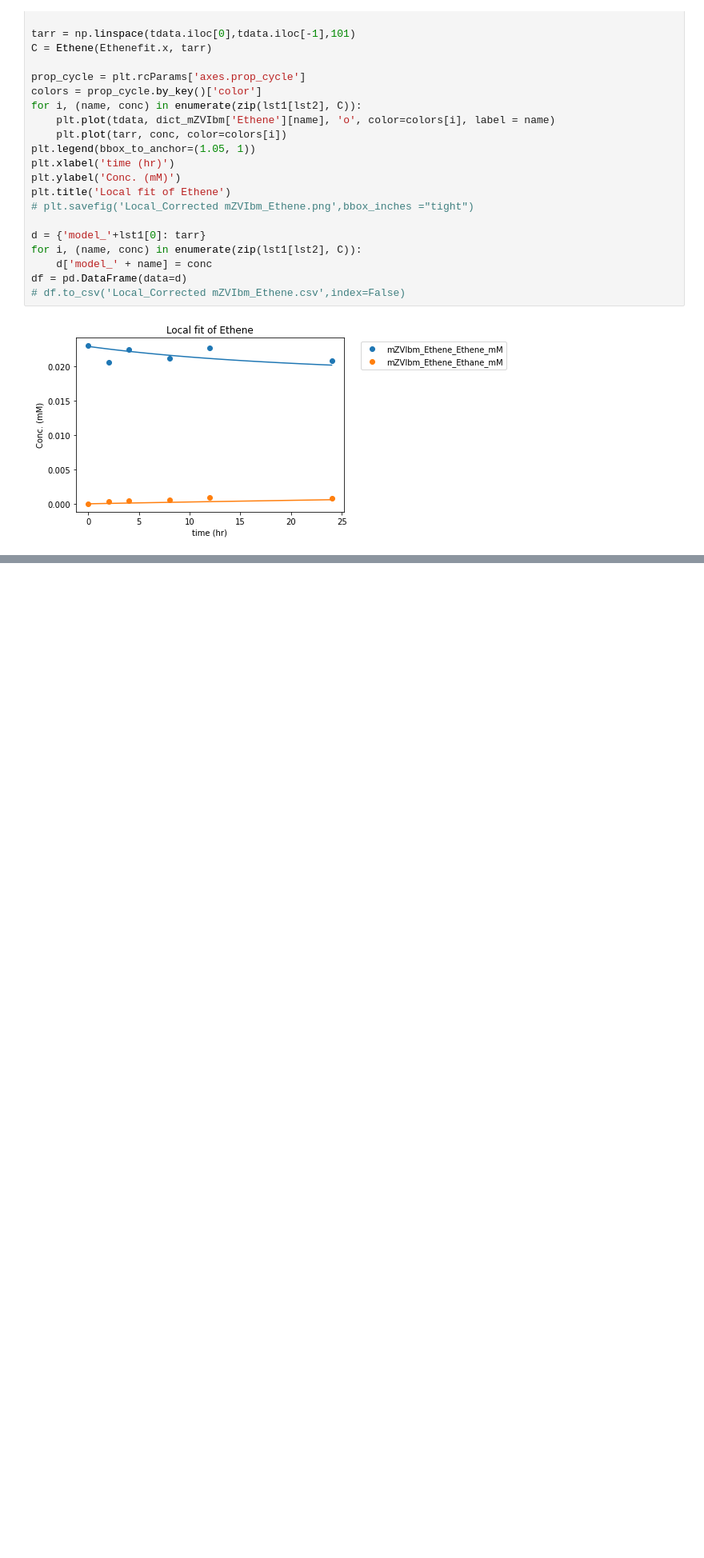
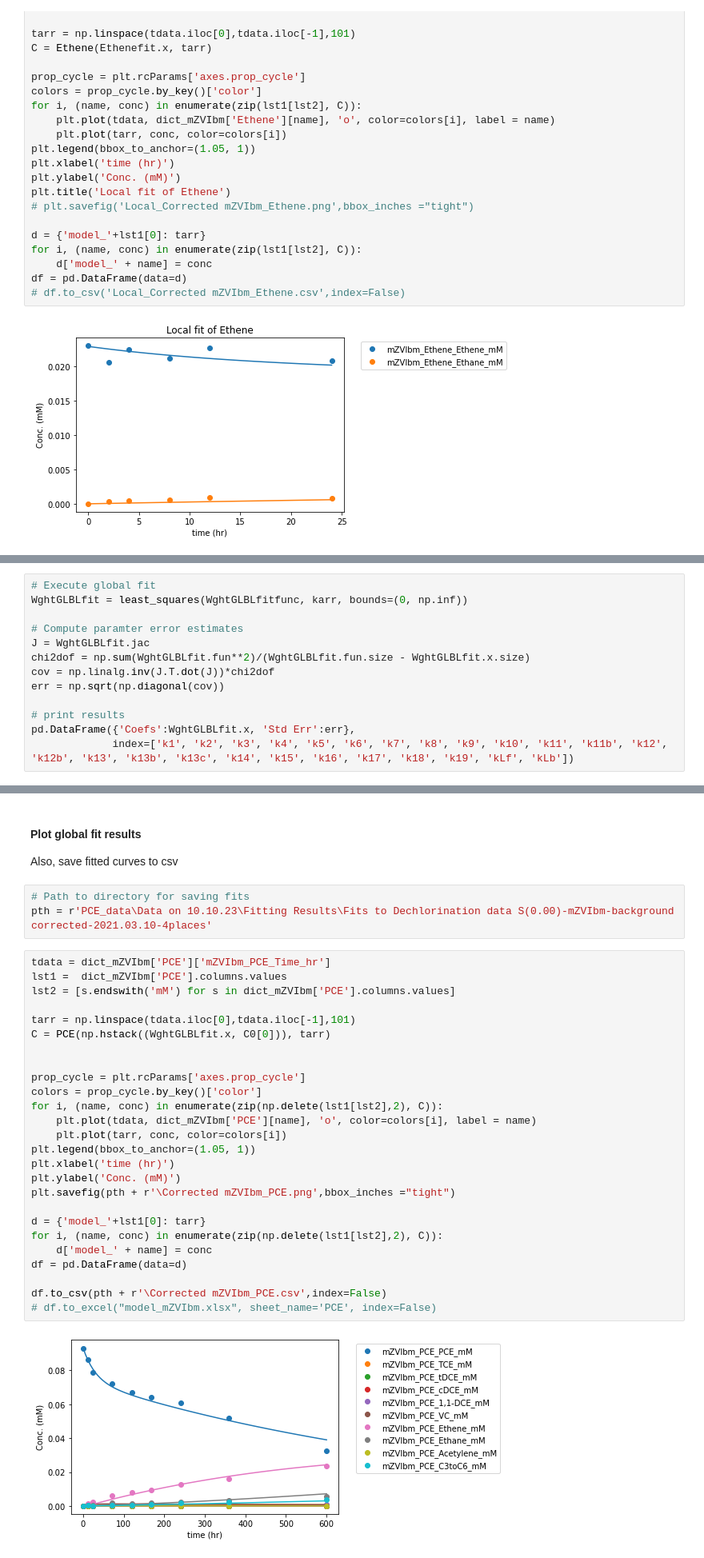
Before and after one commit to jbandstra-MNL/Global-Fitting, a Jupyter notebook: Reductive dechlorination of chlorinated ethenes_S_0_00.ipynb, the cells around one changed output, grey strips where cells are left out. Shown at 80% size. Saved outputs shown, nothing was run; the diff lists cells and outputs as text; blank space fills up the shorter version.

Commit message:
Performed global fitting

```diff
--- a/Reductive dechlorination of chlorinated ethenes_S_0_00.ipynb
+++ b/Reductive dechlorination of chlorinated ethenes_S_0_00.ipynb
@@ -1498,0 +1567,13 @@ df = pd.DataFrame(data=d)
+# %%
+# Execute global fit
+WghtGLBLfit = least_squares(WghtGLBLfitfunc, karr, bounds=(0, np.inf))
+
+# Compute paramter error estimates
+J = WghtGLBLfit.jac
+chi2dof = np.sum(WghtGLBLfit.fun**2)/(WghtGLBLfit.fun.size - WghtGLBLfit.x.size)
+cov = np.linalg.inv(J.T.dot(J))*chi2dof
+err = np.sqrt(np.diagonal(cov))
+
+# print results
+pd.DataFrame({'Coefs':WghtGLBLfit.x, 'Std Err':err},
+             index=['k1', 'k2', 'k3', 'k4', 'k5', 'k6', 'k7', 'k8', 'k9', 'k10', 'k11', 'k11b', 'k12', 'k12b', 'k13', 'k13b', 'k13c', 'k14', 'k15', 'k16', 'k17', 'k18', 'k19', 'kLf', 'kLb'])
@@ -1498,0 +1598,34 @@ df = pd.DataFrame(data=d)
+# %% [markdown]
+#### Plot global fit results
+Also, save fitted curves to csv
+# %%
+# Path to directory for saving fits
+pth = r'PCE_data\Data on 10.10.23\Fitting Results\Fits to Dechlorination data S(0.00)-mZVIbm-background corrected-2021.03.10-4places'
+# %%
+tdata = dict_mZVIbm['PCE']['mZVIbm_PCE_Time_hr']
+lst1 =  dict_mZVIbm['PCE'].columns.values
+lst2 = [s.endswith('mM') for s in dict_mZVIbm['PCE'].columns.values]
+
+tarr = np.linspace(tdata.iloc[0],tdata.iloc[-1],101)
+C = PCE(np.hstack((WghtGLBLfit.x, C0[0])), tarr)
+
+
+prop_cycle = plt.rcParams['axes.prop_cycle']
+colors = prop_cycle.by_key()['color']
+for i, (name, conc) in enumerate(zip(np.delete(lst1[lst2],2), C)):
+    plt.plot(tdata, dict_mZVIbm['PCE'][name], 'o', color=colors[i], label = name)
+    plt.plot(tarr, conc, color=colors[i])
+plt.legend(bbox_to_anchor=(1.05, 1))
+plt.xlabel('time (hr)')
+plt.ylabel('Conc. (mM)')
+plt.savefig(pth + r'\Corrected mZVIbm_PCE.png',bbox_inches ="tight")
+
+d = {'model_'+lst1[0]: tarr}
+for i, (name, conc) in enumerate(zip(np.delete(lst1[lst2],2), C)):
+    d['model_' + name] = conc
+df = pd.DataFrame(data=d)
+
+df.to_csv(pth + r'\Corrected mZVIbm_PCE.csv',index=False)
+# df.to_excel("model_mZVIbm.xlsx", sheet_name='PCE', index=False)
+# %% [output]
+[figure, added]
```
Also changed, not shown: parts of 9 cells of this notebook.
